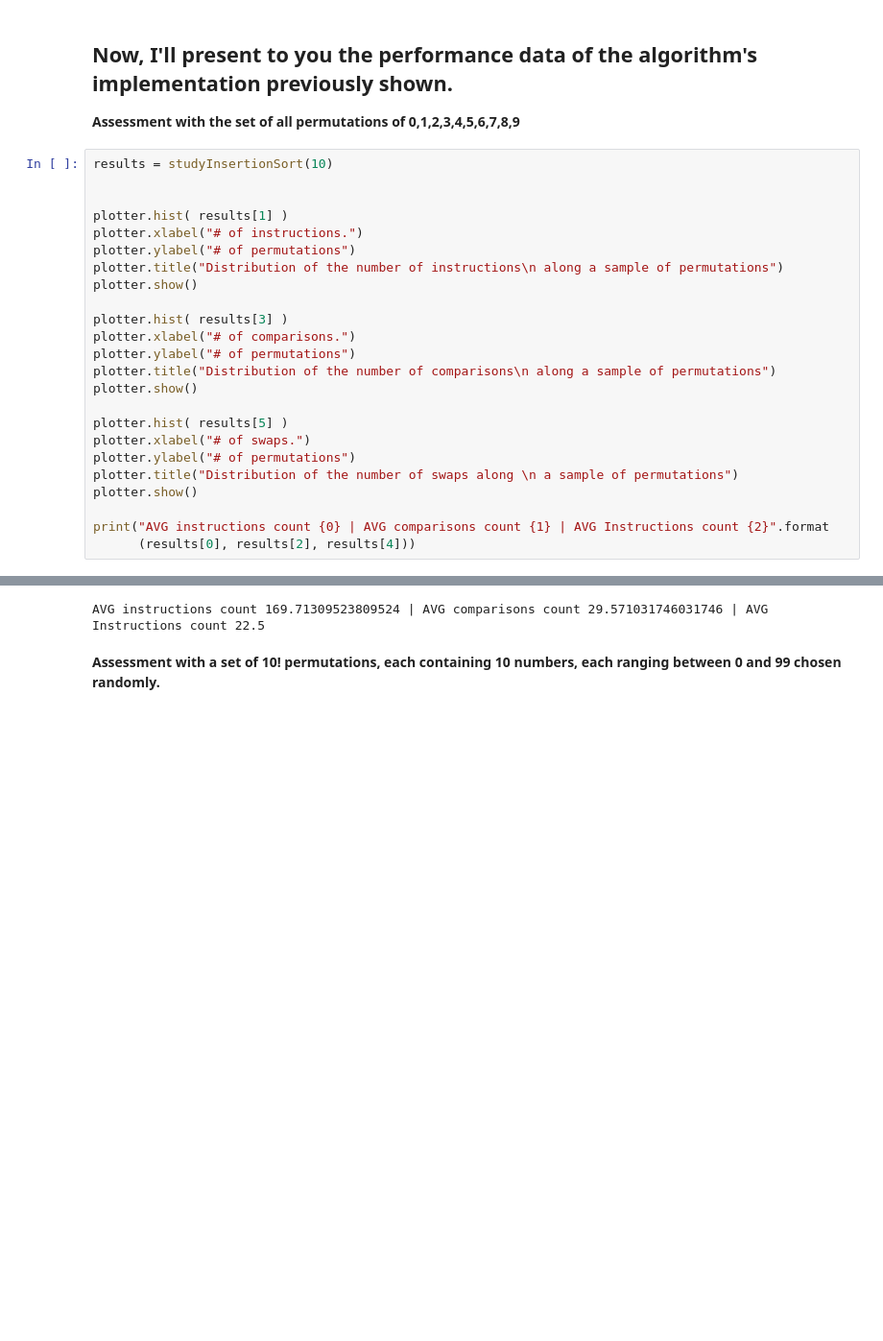
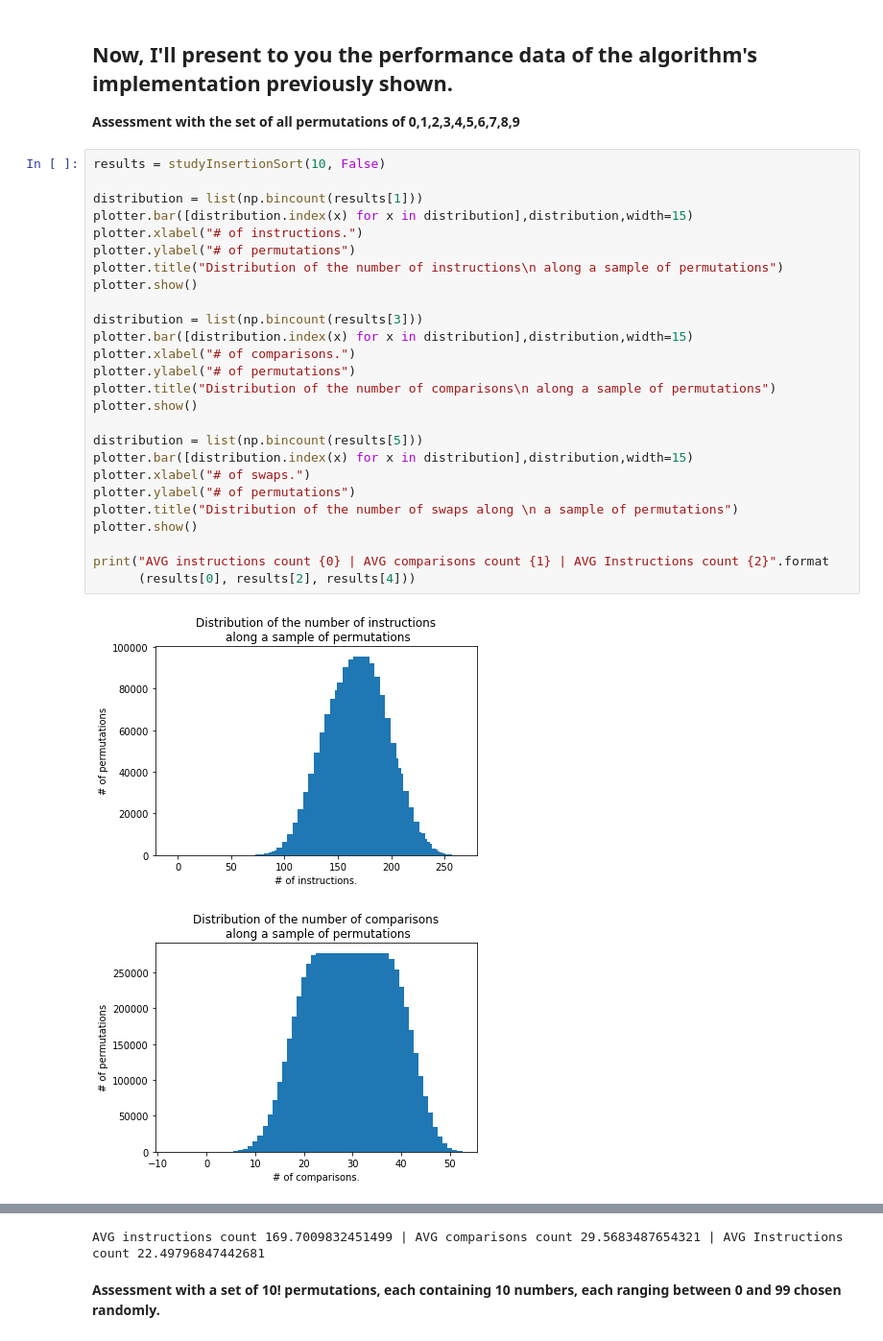
Before and after one commit to iacruzt/2016696-Algoritmos-2018-01-, a Jupyter notebook: InsertionSortAnalysis.ipynb, the cells around one changed output, grey strips where cells are left out. Shown: that part at 96% size. Saved outputs shown, nothing was run; the diff lists cells and outputs as text; blank space fills up the shorter version.

```diff
--- a/InsertionSortAnalysis.ipynb
+++ b/InsertionSortAnalysis.ipynb
@@ -102,27 +103,31 @@ def studyInsertionSort(n, allPermutations=True):
 ## Now, I'll present to you the performance data of the algorithm's implementation previously shown.
 **Assessment with the set of all permutations of 0,1,2,3,4,5,6,7,8,9**
 # %%
-results = studyInsertionSort(10)
+results = studyInsertionSort(10, False)
 
-
-plotter.hist( results[1] )
+distribution = list(np.bincount(results[1]))
+plotter.bar([distribution.index(x) for x in distribution],distribution,width=15)
 plotter.xlabel("# of instructions.")
 plotter.ylabel("# of permutations")
 plotter.title("Distribution of the number of instructions\n along a sample of permutations")
 plotter.show()
 
-plotter.hist( results[3] )
+distribution = list(np.bincount(results[3]))
+plotter.bar([distribution.index(x) for x in distribution],distribution,width=15)
 plotter.xlabel("# of comparisons.")
 plotter.ylabel("# of permutations")
 plotter.title("Distribution of the number of comparisons\n along a sample of permutations")
 plotter.show()
 
-plotter.hist( results[5] )
+distribution = list(np.bincount(results[5]))
+plotter.bar([distribution.index(x) for x in distribution],distribution,width=15)
 plotter.xlabel("# of swaps.")
 plotter.ylabel("# of permutations")
 plotter.title("Distribution of the number of swaps along \n a sample of permutations")
 plotter.show()
 
 print("AVG instructions count {0} | AVG comparisons count {1} | AVG Instructions count {2}".format
       (results[0], results[2], results[4]))
 # %% [output]
+[figure, added]
+[figure, added]
@@ -129,4 +135,4 @@ print("AVG instructions count {0} | AVG comparisons count {1} | AVG Instructions
-AVG instructions count 169.71309523809524 | AVG comparisons count 29.571031746031746 | AVG Instructions count 22.5
+AVG instructions count 169.7009832451499 | AVG comparisons count 29.5683487654321 | AVG Instructions count 22.49796847442681
 # %% [markdown]
 **Assessment with a set of 10! permutations, each containing 10 numbers, each ranging between 0 and 99 chosen randomly.**
 # %%
```
Also changed, not shown: parts of 3 cells of this notebook.
